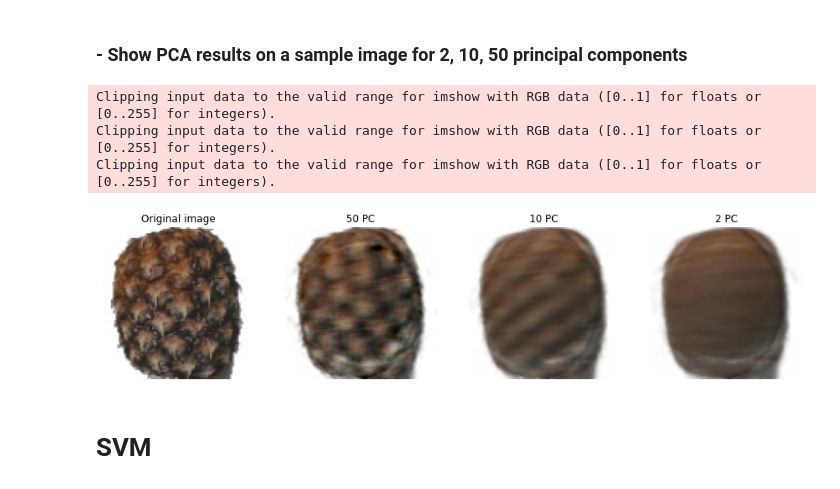
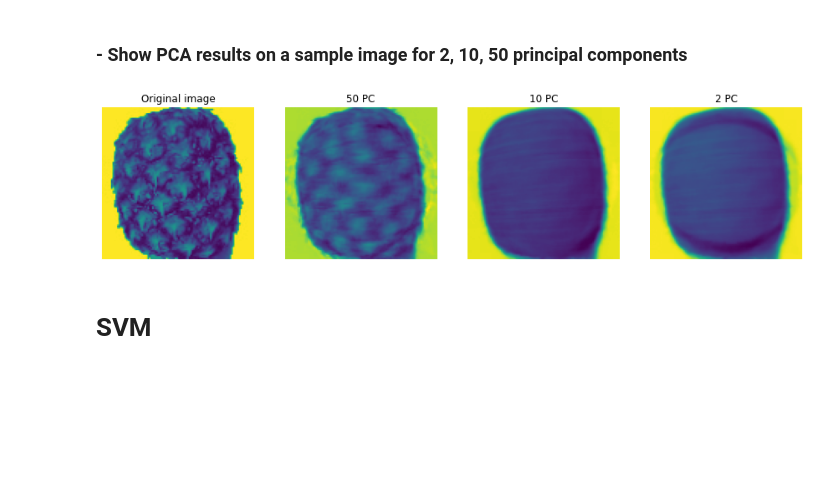
Before and after one commit to youssefg7/Fruit-Classifier, a Jupyter notebook: Project grayscale.ipynb, the cells around one changed output. Drawn from its saved outputs; the diff is of its cells as text; code cells hidden in the pictures; blank space fills up the shorter version.

```diff
--- a/Project grayscale.ipynb
+++ b/Project grayscale.ipynb
@@ -31,9 +31,10 @@ def getFruits(fruits, set):
         fruitFolder_path = "../fruits-360/" + set + "/" + f
         j=0
         for image_path in glob.glob(fruitFolder_path + "/*.jpg"):
-            image = cv2.imread(image_path)
-            image = cv2.cvtColor(image, cv2.COLOR_RGB2BGR)
-            b , g , r = cv2.split(image)
+            image = cv2.imread(image_path, cv2.IMREAD_GRAYSCALE)
+            # image = cv2.imdecode(image, cv2.IMREAD_GRAYSCALE)
+            # image = cv2.cvtColor(image, cv2.COLOR_RGB2BGR)
+            # b , g , r = cv2.split(image)
             images.append(image)
             labels.append(i)
             j+=1
@@ -90,0 +97,23 @@ plt.show()
+# %%
+labels = ['Pineapple', 'Cocos']
+training = [len(pineapple_train_labels),  len(cocos_train_labels)]
+testing = [len(pineapple_test_labels), len(cocos_test_labels)]
+
+x = np.arange(len(labels))  # the label locations
+width = 0.35  # the width of the bars
+
+fig, ax = plt.subplots()
+rects1 = ax.bar(x - width/2, training, width, label='Train Dataset')
+rects2 = ax.bar(x + width/2, testing, width, label='Test Dataset')
+
+# Add some text for labels, title and custom x-axis tick labels, etc.
+ax.set_ylabel('Number of Samples')
+ax.set_xticks(x, labels)
+ax.legend()
+
+ax.bar_label(rects1, padding=3)
+ax.bar_label(rects2, padding=3)
+
+fig.tight_layout()
+
+plt.show()
@@ -119,8 +150,8 @@ Images of class 0
 &emsp;&emsp;&emsp;&emsp; - Linearizes each picture (100x100) into a linear array (10,000).
 # %%
 scaler = StandardScaler()
-X_train = scaler.fit_transform([i.flatten() for i in training_images])
-X_test = scaler.fit_transform([i.flatten() for i in test_images])
+X_train = [i.flatten() for i in training_images]
+X_test = [i.flatten() for i in test_images]
 print(np.shape(X_train[0]))
 print(X_train[0])
 # %% [output]
@@ -139,7 +169,7 @@ def performPCA(n, images_scaled):
 def perform_and_inverse_PCA(n, images_scaled):
     pca, pc = performPCA(n, images_scaled) # 30,000 BW -> n
     reducedBWImages = pca.inverse_transform(pc) # n -> 30,000 BW
-    reducedRGBImages = scaler.inverse_transform(reducedBWImages) # 30,000 BW -> 30,000 RGB
+    reducedRGBImages = None #scaler.inverse_transform(reducedBWImages) # 30,000 BW -> 30,000 RGB
     return pc, reducedBWImages, reducedRGBImages
 # %%
 #Compute PCA on train data for 2, 10, 50 PCs
@@ -176,18 +206,15 @@ def showPCA(image,X2, X10, X50):
 # %%
 image_id = 1
 image = training_images[image_id]
 
 #Reshape in order to plot images
-X2 = np.reshape(train_reducedRGBImages_2[image_id], (100,100,3)).astype(int)
-X10 = np.reshape(train_reducedRGBImages_10[image_id], (100,100,3)).astype(int)
-X50 = np.reshape(train_reducedRGBImages_50[image_id], (100,100,3)).astype(int)
+X2 = np.reshape(train_reducedBWImages_2[image_id], (100,100)).astype(int)
+X10 = np.reshape(train_reducedBWImages_10[image_id], (100,100)).astype(int)
+X50 = np.reshape(train_reducedBWImages_50[image_id], (100,100)).astype(int)
 
 showPCA(image, X2, X10, X50)
 # %% [output]
-Clipping input data to the valid range for imshow with RGB data ([0..1] for floats or [0..255] for integers).
-Clipping input data to the valid range for imshow with RGB data ([0..1] for floats or [0..255] for integers).
-Clipping input data to the valid range for imshow with RGB data ([0..1] for floats or [0..255] for integers).
-[figure, old version]
+[figure, new version]
 # %% [markdown]
 # SVM
 # %% [markdown]
```
Also changed, not shown: parts of 8 cells of this notebook.
